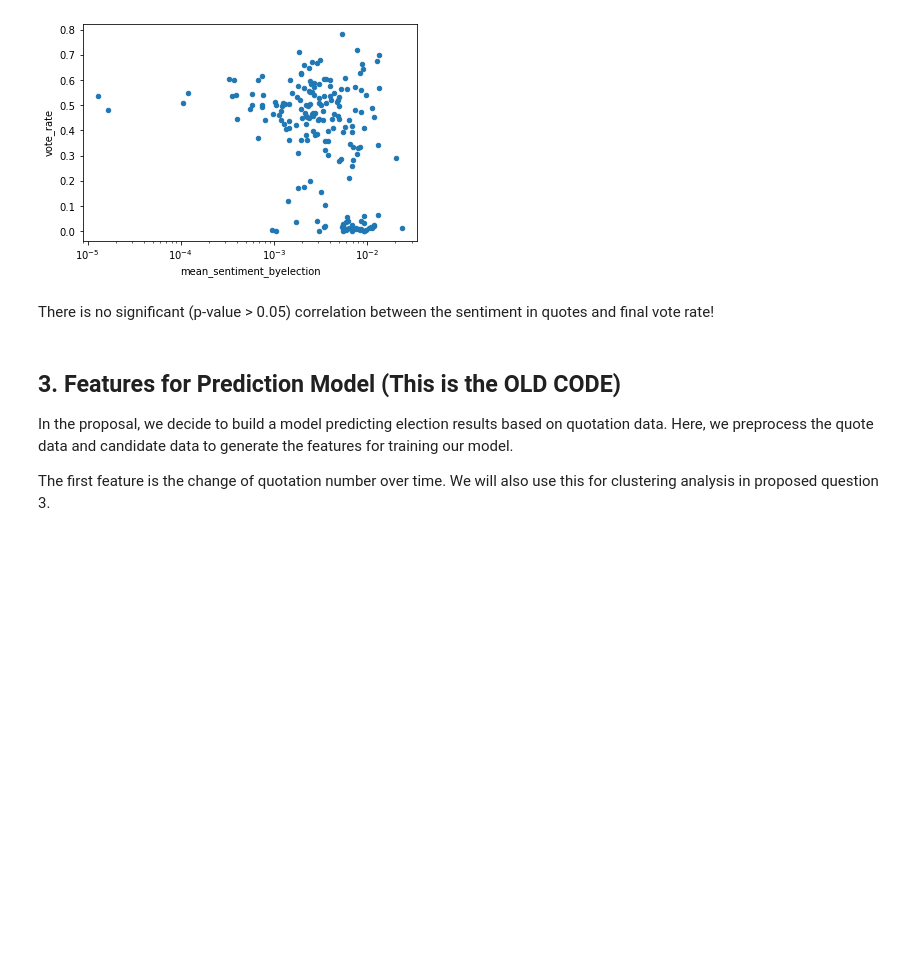
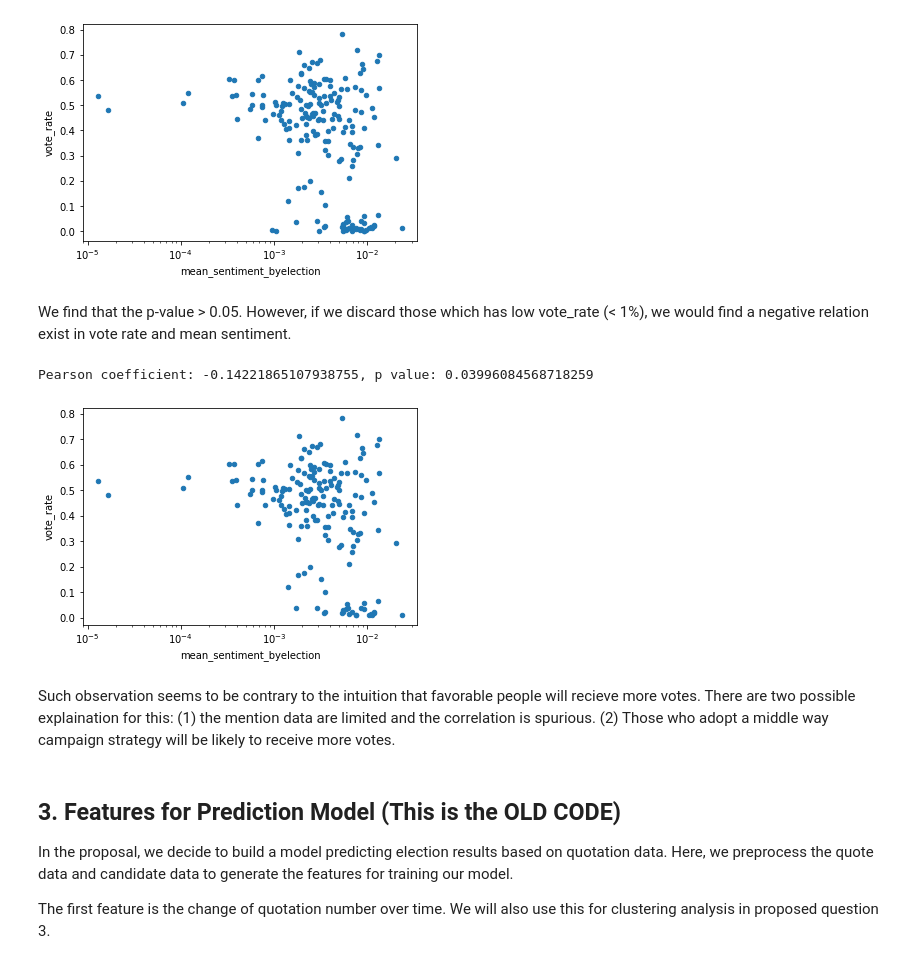
Before and after one commit to epfl-ada/ada-2021-project-chilldatagroup, a Jupyter notebook: Milestone2.ipynb, the cells around one changed output. Cells and saved outputs as stored; diff of their text form; code cells hidden in the pictures; blank space fills up the shorter version.

Commit message:
sentiment filter low vote rate

```diff
--- a/Milestone2.ipynb
+++ b/Milestone2.ipynb
@@ -1229,7 +1231,19 @@ print(f'Pearson coefficient: {corr1}, p value: {pvalue}')
 Pearson coefficient: -0.10998685465657197, p value: 0.09323745970762687
 [figure]
 # %% [markdown]
-There is no significant (p-value > 0.05) correlation between the sentiment in quotes and final vote rate!
+We find that the p-value > 0.05. However, if we discard those which has low vote_rate (< 1%), we would find a negative relation exist in vote rate and mean sentiment.
+# %%
+senti_byelection['vote_rate'] = senti_byelection.index.map(candidate_info_byname['vote_rate'])
+senti_byelection = senti_byelection[senti_byelection['vote_rate'] > 0.01]
+# linear regression
+senti_vote = senti_byelection.plot.scatter(x = 'mean_sentiment_byelection', y = 'vote_rate', logx=True)
+(corr1, pvalue) = pearsonr(senti_byelection['mean_sentiment_byelection'], senti_byelection['vote_rate'])
+print(f'Pearson coefficient: {corr1}, p value: {pvalue}')
+# %% [output]
+Pearson coefficient: -0.14221865107938755, p value: 0.03996084568718259
+[figure, added]
+# %% [markdown]
+Such observation seems to be contrary to the intuition that favorable people will recieve more votes. There are two possible explaination for this: (1) the mention data are limited and the correlation is spurious. (2) Those who adopt a middle way campaign strategy will be likely to receive more votes.
 # %% [markdown]
 ## 3. Features for Prediction Model (This is the OLD CODE)
 In the proposal, we decide to build a model predicting election results based on quotation data. Here, we preprocess the quote data and candidate data to generate the features for training our model.
```
Also changed, not shown: parts of 49 cells of this notebook.
